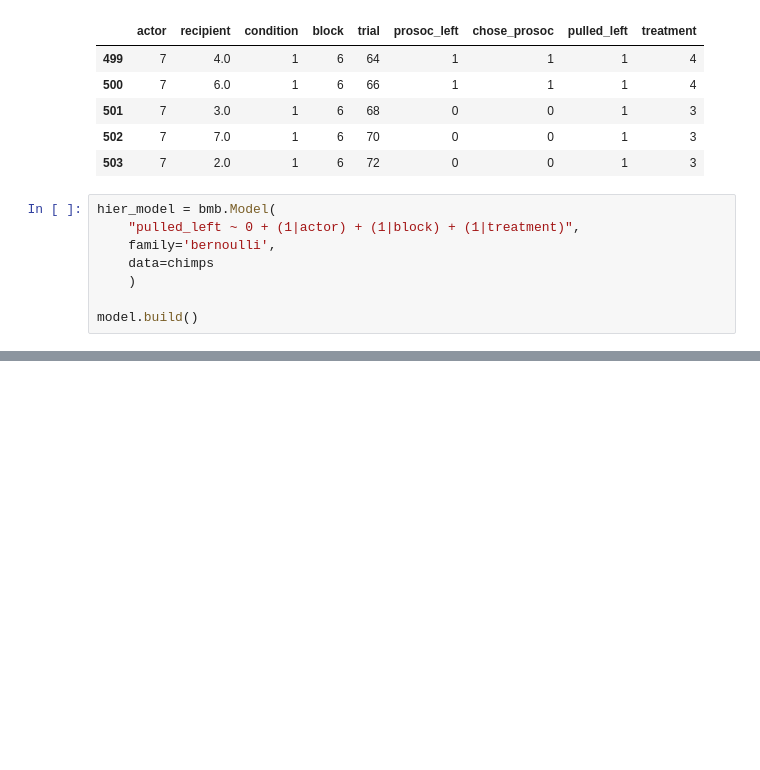
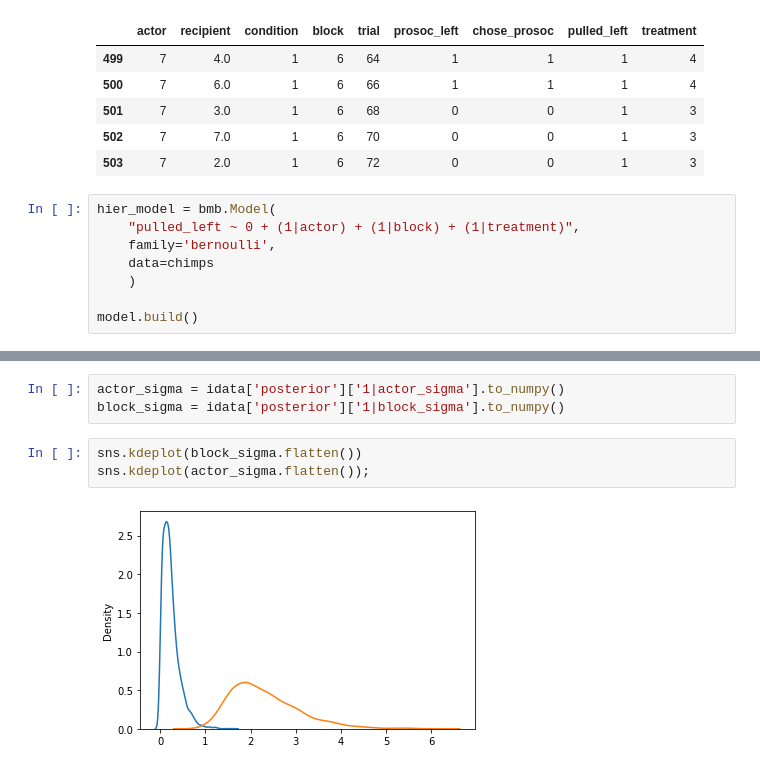
Before and after one commit to GStechschulte/books-with-code, a Jupyter notebook: statistical_rethinking/ch13_chimpanzees.ipynb, the cells around one changed output, grey strips where cells are left out. Cells and saved outputs as stored; diff of their text form; blank space fills up the shorter version.

```diff
--- a/statistical_rethinking/ch13_chimpanzees.ipynb
+++ b/statistical_rethinking/ch13_chimpanzees.ipynb
@@ -151,0 +189,8 @@ az.summary(idata)
+# %%
+actor_sigma = idata['posterior']['1|actor_sigma'].to_numpy()
+block_sigma = idata['posterior']['1|block_sigma'].to_numpy()
+# %%
+sns.kdeplot(block_sigma.flatten())
+sns.kdeplot(actor_sigma.flatten());
+# %% [output]
+[figure, added]
```
Also changed, not shown: parts of 10 cells of this notebook.
